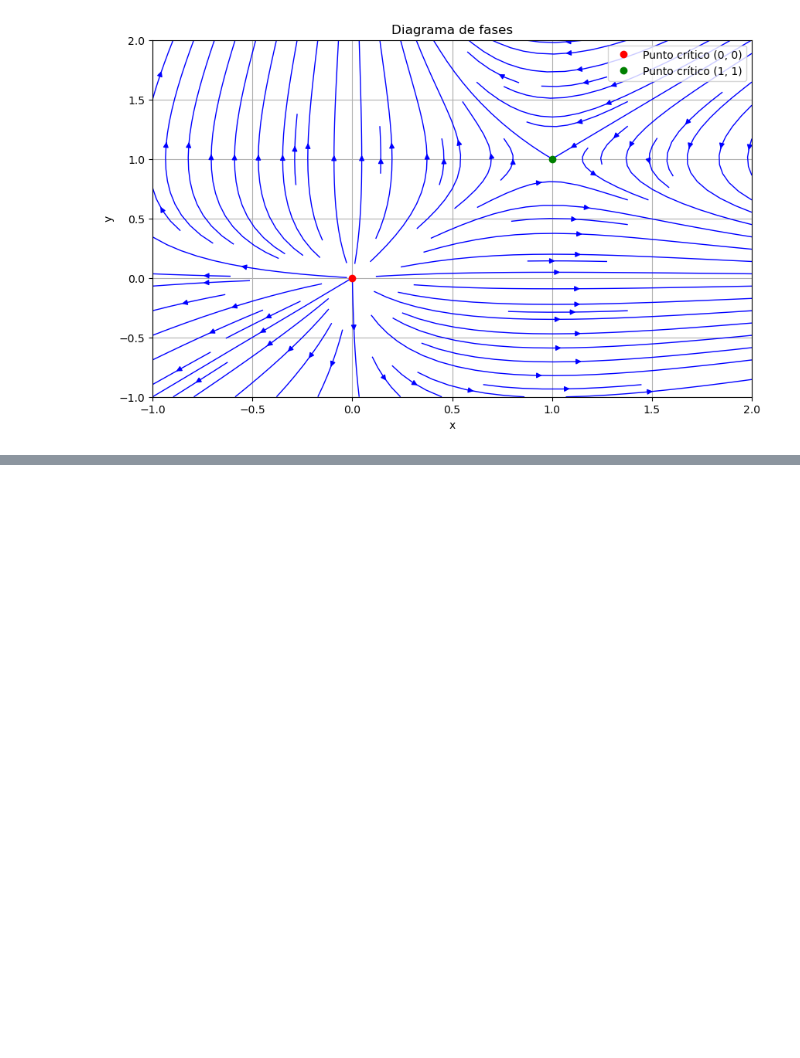
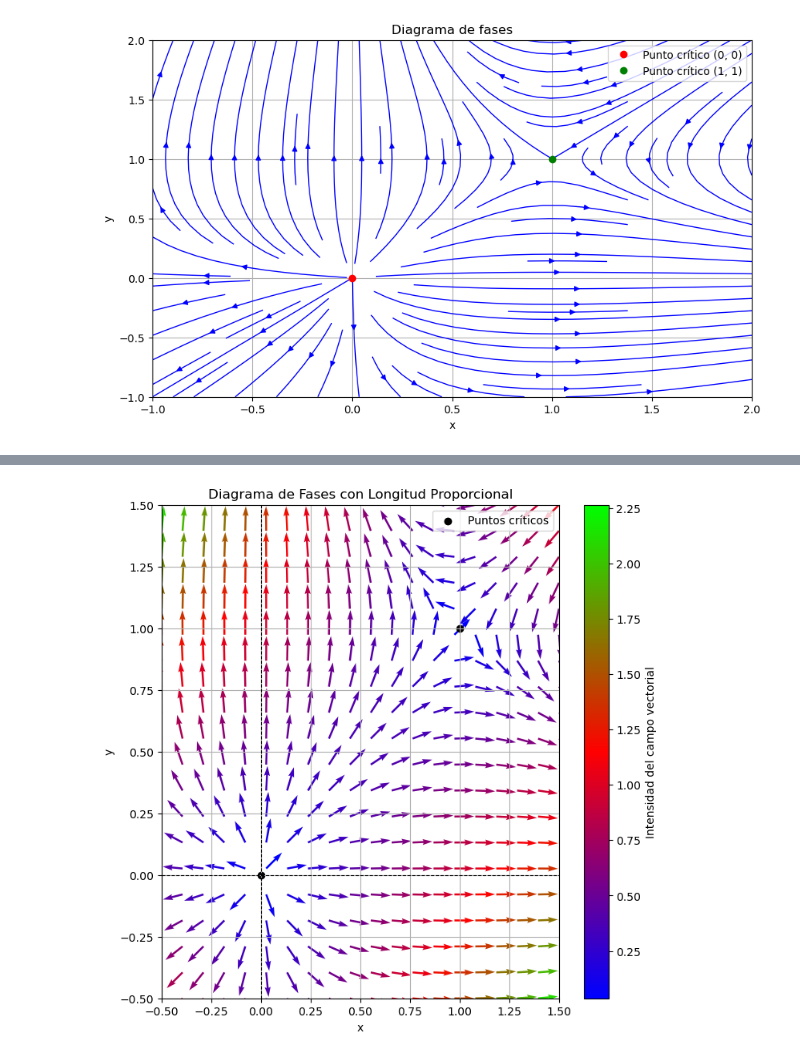
Before and after one commit to inniyah/JupyterTests, a Jupyter notebook: work/TermoEj27.ipynb, the cells around one changed output, grey strips where cells are left out. Drawn from its saved outputs; the diff is of its cells as text; code cells hidden in the pictures; blank space fills up the shorter version.

```diff
--- a/work/TermoEj27.ipynb
+++ b/work/TermoEj27.ipynb
@@ -118,0 +164,55 @@ plt.show()
+# %%
+import numpy as np
+import matplotlib.pyplot as plt
+
+# Definir el sistema de ecuaciones diferenciales
+def sistema(X, Y):
+    x_dot = X - X * Y
+    y_dot = Y - X * Y
+    return x_dot, y_dot
+
+# Crear una malla de puntos en el plano
+x = np.linspace(-0.5, 1.5, 20)
+y = np.linspace(-0.5, 1.5, 20)
+X, Y = np.meshgrid(x, y)
+
+# Calcular las derivadas en cada punto de la malla
+x_dot, y_dot = sistema(X, Y)
+
+# Calcular la magnitud del campo vectorial para normalizar
+magnitude = np.sqrt(x_dot**2 + y_dot**2)
+
+# Normalizar las flechas para que tengan la misma longitud
+x_dot_norm = x_dot / magnitude
+y_dot_norm = y_dot / magnitude
+
+# Crear el diagrama de fases
+plt.figure(figsize=(8, 8))
+quiver = plt.quiver(
+    X, Y,
+    x_dot_norm, y_dot_norm,
+    magnitude,
+    cmap='brg',
+    scale=10,         # Ajusta la escala global de las flechas
+    scale_units='xy', # La escala se aplica a las unidades de la malla
+    width=0.005       # Ancho de las flechas para visibilidad
+)
+plt.colorbar(quiver, label='Intensidad del campo vectorial')
+
+# Configurar los ejes
+plt.xlim(-0.5, 1.5)
+plt.ylim(-0.5, 1.5)
+plt.xlabel('x')
+plt.ylabel('y')
+plt.title('Diagrama de Fases con Longitud Proporcional')
+plt.axhline(0, color='black', linewidth=0.8, linestyle='--')
+plt.axvline(0, color='black', linewidth=0.8, linestyle='--')
+
+# Representar los puntos críticos
+plt.scatter([0, 1], [0, 1], color='black', label='Puntos críticos')
+plt.legend()
+
+plt.grid()
+plt.show()
+# %% [output]
+[figure, added]
```
Also changed, not shown: parts of 12 cells of this notebook, 1 other file.
